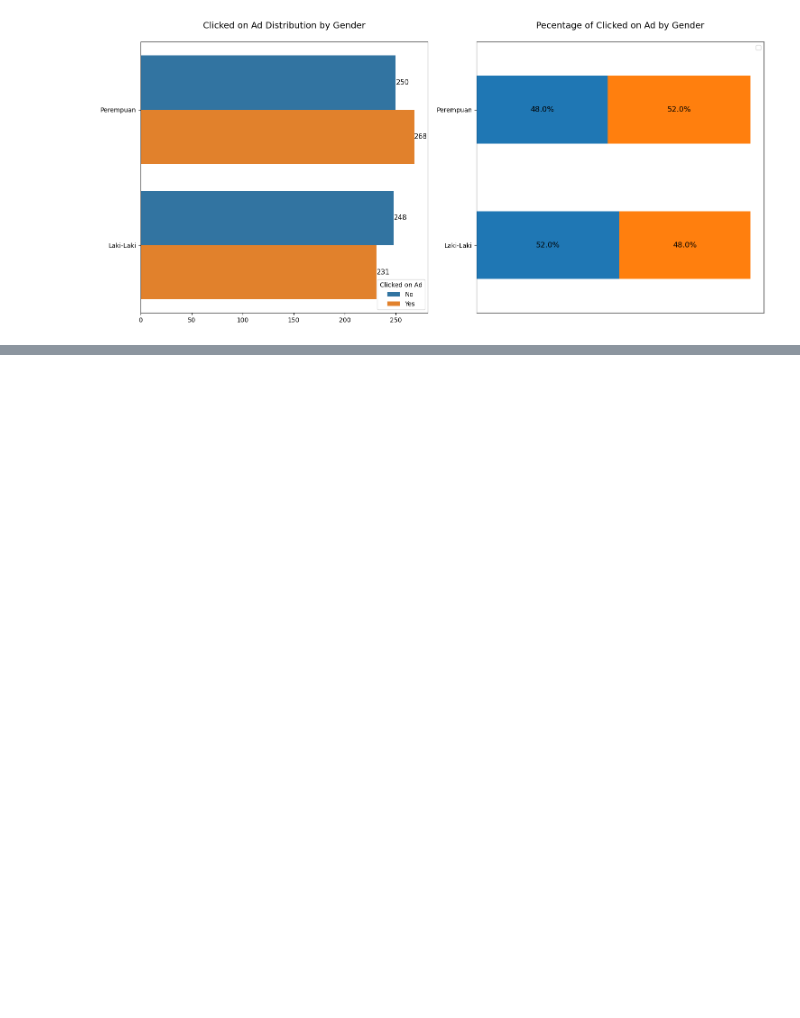
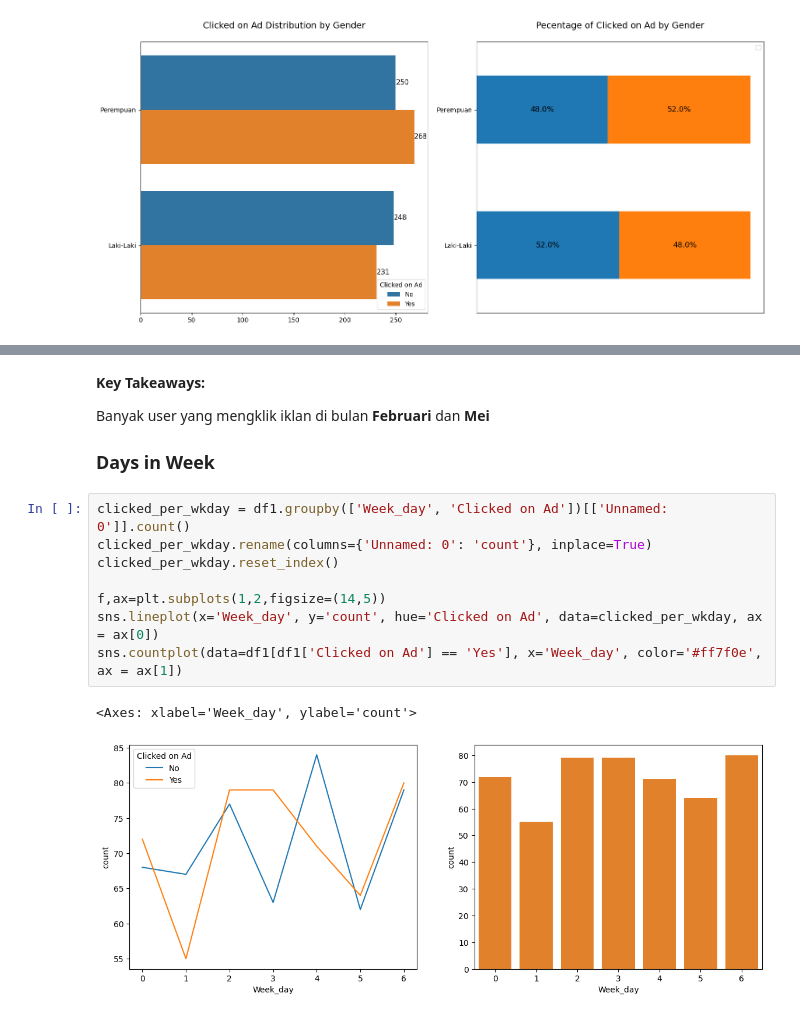
Before and after one commit to imalfunadam/Predict-Customer-Clicked-Ads-Classification-By-Using-Machine-Learning, a Jupyter notebook: Predict-Customer-Clicked-Ads-Classification.ipynb, the cells around one changed output, grey strips where cells are left out. Cells and saved outputs as stored; diff of their text form; blank space fills up the shorter version.

```diff
--- a/Predict-Customer-Clicked-Ads-Classification.ipynb
+++ b/Predict-Customer-Clicked-Ads-Classification.ipynb
@@ -392,0 +437,17 @@ cat_visualization('Male', 'Gender')
+# %% [markdown]
+**Key Takeaways:**
+
+Banyak user yang mengklik iklan di bulan **Februari** dan **Mei**
+
+### Days in Week
+# %%
+clicked_per_wkday = df1.groupby(['Week_day', 'Clicked on Ad'])[['Unnamed: 0']].count()
+clicked_per_wkday.rename(columns={'Unnamed: 0': 'count'}, inplace=True)
+clicked_per_wkday.reset_index()
+
+f,ax=plt.subplots(1,2,figsize=(14,5))
+sns.lineplot(x='Week_day', y='count', hue='Clicked on Ad', data=clicked_per_wkday, ax = ax[0])
+sns.countplot(data=df1[df1['Clicked on Ad'] == 'Yes'], x='Week_day', color='#ff7f0e', ax = ax[1])
+# %% [output]
+<Axes: xlabel='Week_day', ylabel='count'>
+[figure, added]
```
Also changed, not shown: parts of 52 cells of this notebook.
